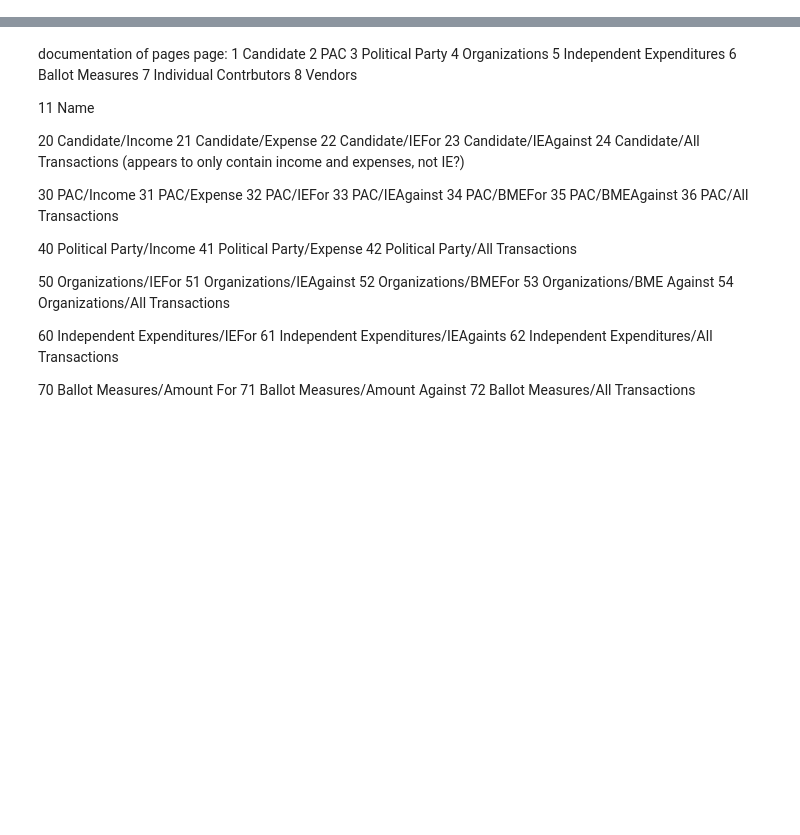
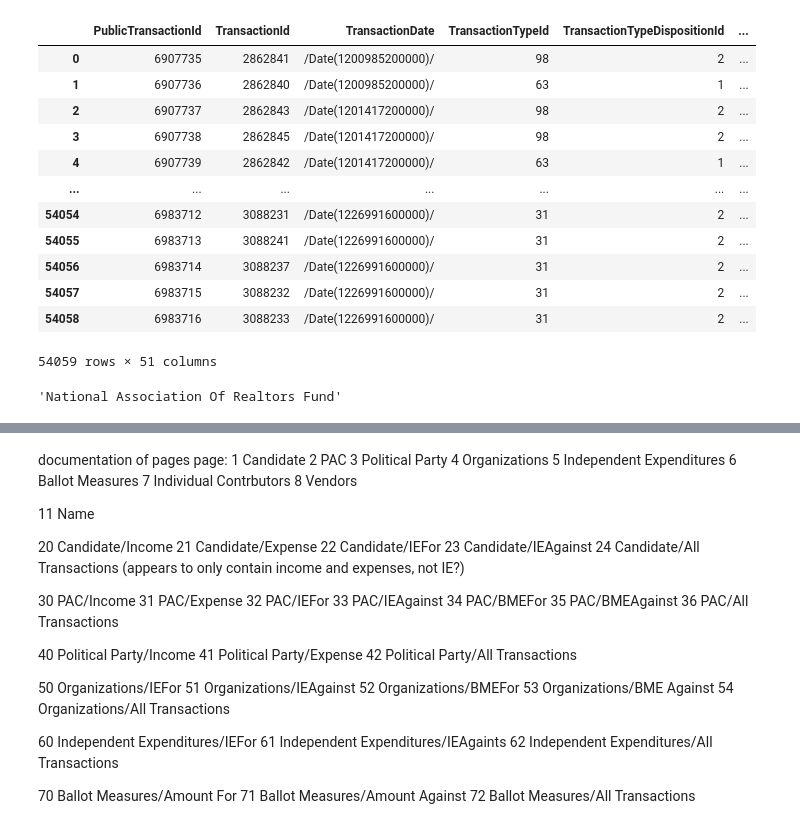
Before and after one commit to uchicago-dsi/climate-cabinet-campaign-finance-tracker, a Jupyter notebook: notebooks/az_webcrawler_3.ipynb, the cells around one changed output, grey strips where cells are left out. Cells and saved outputs as stored; diff of their text form; code cells hidden in the pictures; blank space fills up the shorter version.

```diff
--- a/notebooks/az_webcrawler_3.ipynb
+++ b/notebooks/az_webcrawler_3.ipynb
@@ -5,0 +30,5 @@ import time
+# %%
+%%time
+
+az_wrapper("Candidate/All Transactions", 2008, 2008)
+# %% [output]
@@ -5,0 +37,13 @@ import time
+|  | PublicTransactionId | TransactionId | TransactionDate | TransactionTypeId | TransactionTypeDispositionId | ... |
+| 0 | 6907735 | 2862841 | /Date(1200985200000)/ | 98 | 2 | ... |
+| 1 | 6907736 | 2862840 | /Date(1200985200000)/ | 63 | 1 | ... |
+| 2 | 6907737 | 2862843 | /Date(1201417200000)/ | 98 | 2 | ... |
+| 3 | 6907738 | 2862845 | /Date(1201417200000)/ | 98 | 2 | ... |
+| 4 | 6907739 | 2862842 | /Date(1201417200000)/ | 63 | 1 | ... |
+| ... | ... | ... | ... | ... | ... | ... |
+| 54054 | 6983712 | 3088231 | /Date(1226991600000)/ | 31 | 2 | ... |
+| 54055 | 6983713 | 3088241 | /Date(1226991600000)/ | 31 | 2 | ... |
+| 54056 | 6983714 | 3088237 | /Date(1226991600000)/ | 31 | 2 | ... |
+| 54057 | 6983715 | 3088232 | /Date(1226991600000)/ | 31 | 2 | ... |
+| 54058 | 6983716 | 3088233 | /Date(1226991600000)/ | 31 | 2 | ... |
+54059 rows × 51 columns
@@ -5,0 +86,6 @@ import time
+# %%
+bla1, bla2, bla3= info_scrape(detailed_parametrize(201200648, page=11, start_year=2018, end_year=2021), AZ_head)
+
+bla2.json()
+# %% [output]
+'National Association Of Realtors Fund'
```
Also changed, not shown: parts of 34 cells of this notebook, 1 other file.
